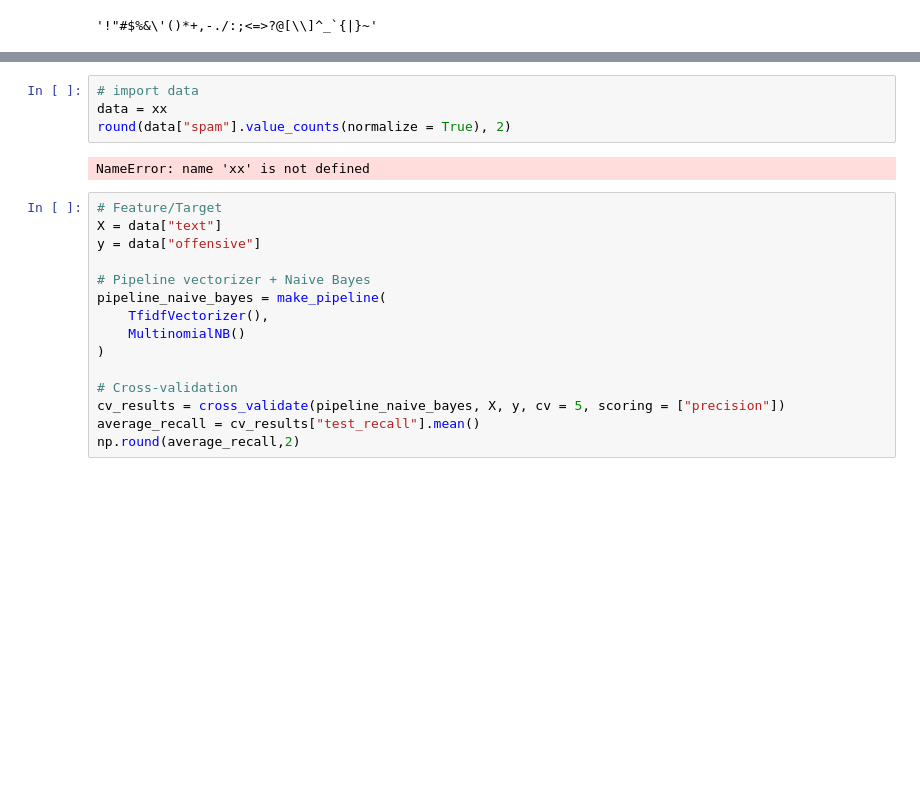
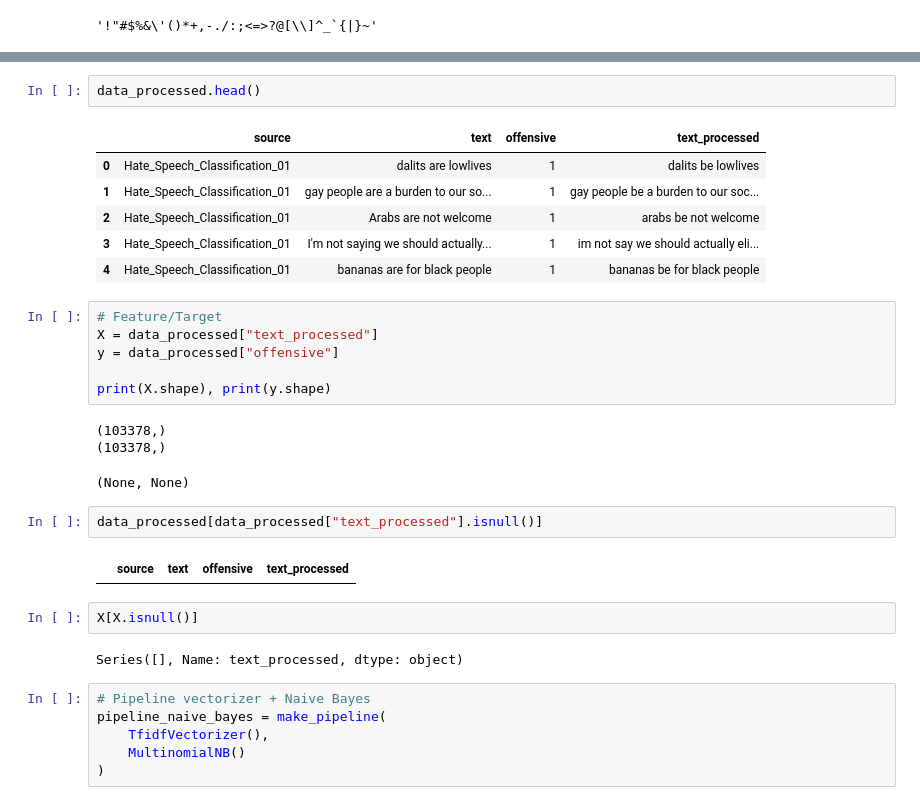
Before and after one commit to irismarechal1997/moder_ia, a Jupyter notebook: notebook/Marianne.ipynb, the cells around one changed output, grey strips where cells are left out. Cells and saved outputs as stored; diff of their text form; blank space fills up the shorter version.

```diff
--- a/notebook/Marianne.ipynb
+++ b/notebook/Marianne.ipynb
@@ -347,21 +340,33 @@ from sklearn.metrics import recall_score
+# %%
+data_processed.head()
+# %% [output]
+|  | source | text | offensive | text_processed |
+| 0 | Hate_Speech_Classification_01 | dalits are lowlives | 1 | dalits be lowlives |
+| 1 | Hate_Speech_Classification_01 | gay people are a burden to our so... | 1 | gay people be a burden to our soc... |
+| 2 | Hate_Speech_Classification_01 | Arabs are not welcome | 1 | arabs be not welcome |
+| 3 | Hate_Speech_Classification_01 | I'm not saying we should actually... | 1 | im not say we should actually eli... |
+| 4 | Hate_Speech_Classification_01 | bananas are for black people | 1 | bananas be for black people |
 # %%
-# import data
-data = xx
-round(data["spam"].value_counts(normalize = True), 2)
+# Feature/Target
+X = data_processed["text_processed"]
+y = data_processed["offensive"]
+
+print(X.shape), print(y.shape)
 # %% [output]
-NameError: name 'xx' is not defined
+(103378,)
+(103378,)
+(None, None)
-# %%
-# Feature/Target
-X = data["text"]
-y = data["offensive"]
-
-# Pipeline vectorizer + Naive Bayes
-pipeline_naive_bayes = make_pipeline(
-    TfidfVectorizer(),
-    MultinomialNB()
-)
-
-# Cross-validation
-cv_results = cross_validate(pipeline_naive_bayes, X, y, cv = 5, scoring = ["precision"])
-average_recall = cv_results["test_recall"].mean()
-np.round(average_recall,2)
+# %%
+data_processed[data_processed["text_processed"].isnull()]
+# %% [output]
+|  | source | text | offensive | text_processed |
+# %%
+X[X.isnull()]
+# %% [output]
+Series([], Name: text_processed, dtype: object)
+# %%
+# Pipeline vectorizer + Naive Bayes
+pipeline_naive_bayes = make_pipeline(
+    TfidfVectorizer(),
+    MultinomialNB()
+)
```
Also changed, not shown: parts of 18 cells of this notebook, 4 other files.
